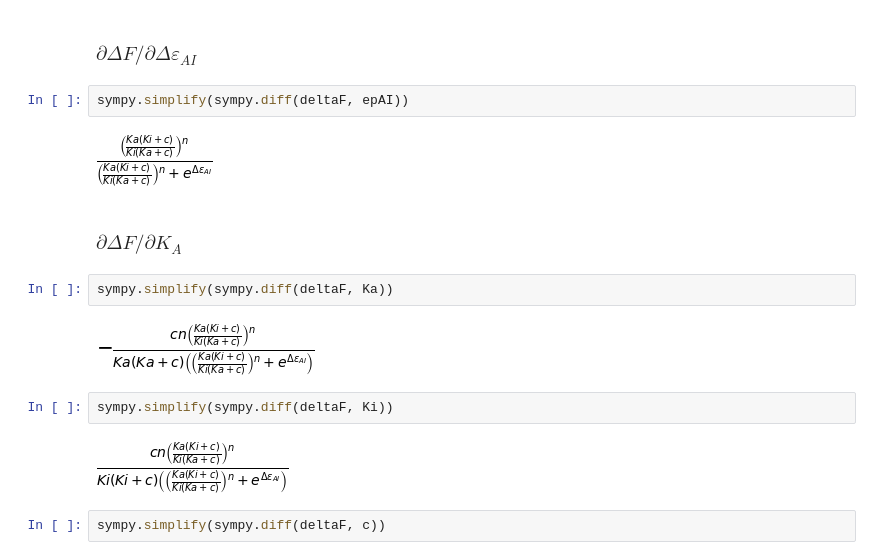
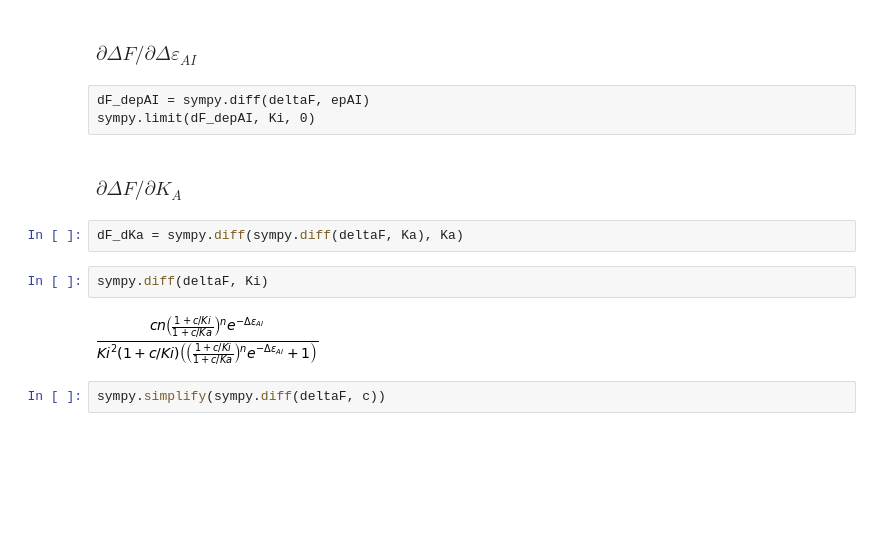
Before and after one commit to RPGroup-PBoC/mwc_mutants, a Jupyter notebook: code/sandbox/phenotypic_sensitivity.ipynb, the cells around one changed output. Cells and saved outputs as stored; diff of their text form; blank space fills up the shorter version.

```diff
--- a/code/sandbox/phenotypic_sensitivity.ipynb
+++ b/code/sandbox/phenotypic_sensitivity.ipynb
@@ -46,20 +46,17 @@ deltaF
 [figure]
 # %% [markdown]
 ### $\partial \Delta F / \partial \Delta\varepsilon_{AI}$
-# %%
-sympy.simplify(sympy.diff(deltaF, epAI))
-# %% [output]
-[figure, removed]
+# %% [raw]
+dF_depAI = sympy.diff(deltaF, epAI)
+sympy.limit(dF_depAI, Ki, 0)
 # %% [markdown]
 ### $\partial \Delta F / \partial K_A$
+# %%
+dF_dKa = sympy.diff(sympy.diff(deltaF, Ka), Ka)
 # %%
-sympy.simplify(sympy.diff(deltaF, Ka))
+sympy.diff(deltaF, Ki)
 # %% [output]
-[figure, old version]
+[figure, new version]
-# %%
-sympy.simplify(sympy.diff(deltaF, Ki))
-# %% [output]
-[figure, removed]
 # %%
 sympy.simplify(sympy.diff(deltaF, c))
 # %% [output]
```
Also changed, not shown: 9 other files.
